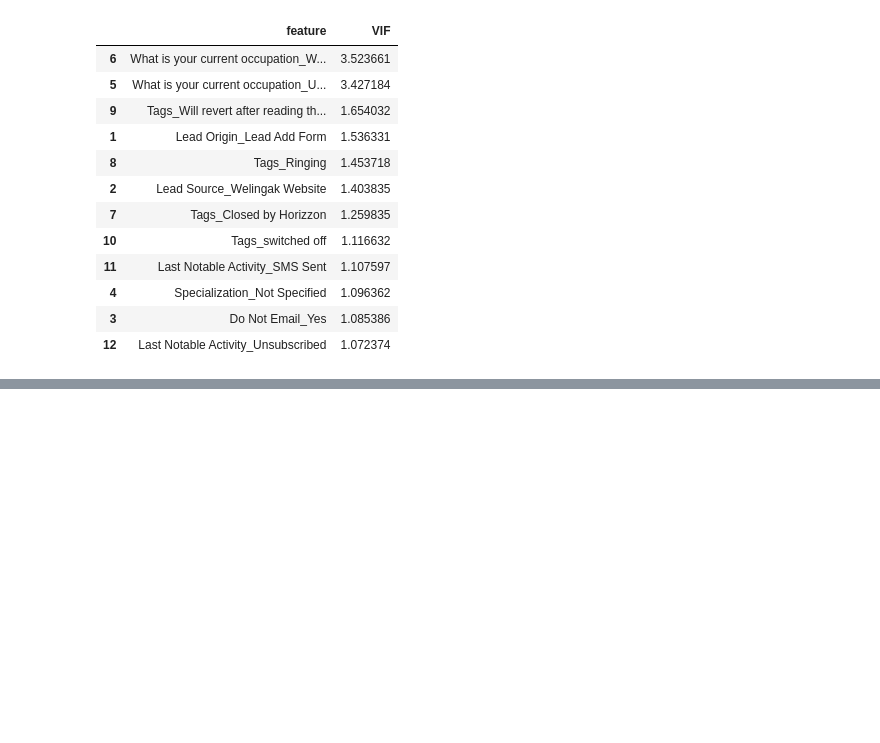
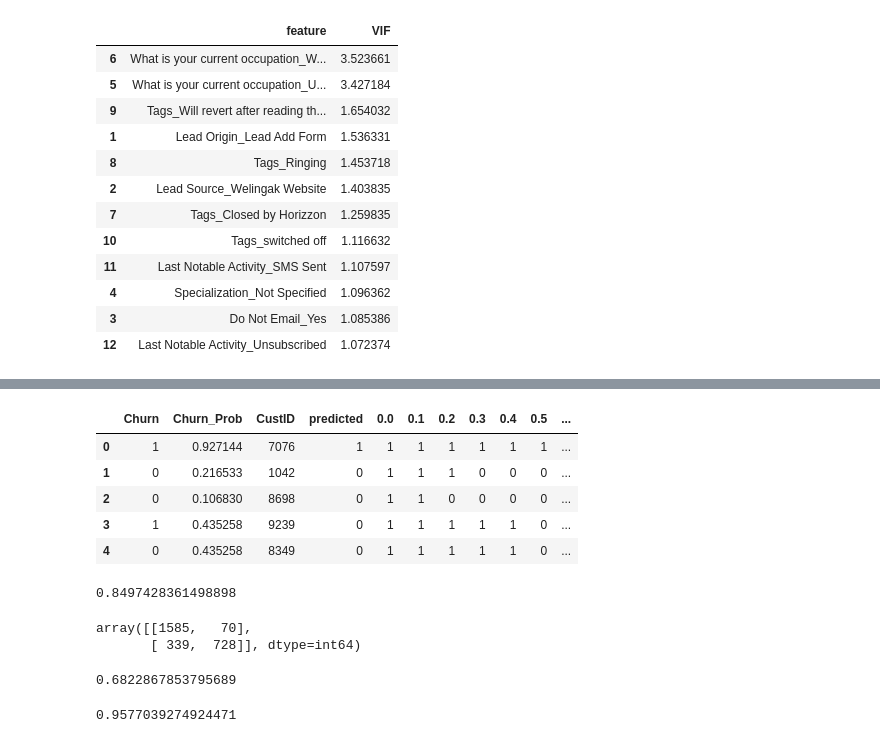
Before and after one commit to pratiksinha35/lead_score, a Jupyter notebook: Model.ipynb, the cells around one changed output, grey strips where cells are left out. Drawn from its saved outputs; the diff is of its cells as text; code cells hidden in the pictures; blank space fills up the shorter version.

```diff
--- a/Model.ipynb
+++ b/Model.ipynb
@@ -834,0 +1004,22 @@ Generalized Linear Model Regression Results
+# %%
+y_train_pred_final['final_predicted'] = y_train_pred_final.Churn_Prob.map( lambda x: 1 if x > 0.45 else 0)
+
+y_train_pred_final.head()
+# %% [output]
+|  | Churn | Churn_Prob | CustID | predicted | 0.0 | 0.1 | 0.2 | 0.3 | 0.4 | 0.5 | ... |
+| 0 | 1 | 0.927144 | 7076 | 1 | 1 | 1 | 1 | 1 | 1 | 1 | ... |
+| 1 | 0 | 0.216533 | 1042 | 0 | 1 | 1 | 1 | 0 | 0 | 0 | ... |
+| 2 | 0 | 0.106830 | 8698 | 0 | 1 | 1 | 0 | 0 | 0 | 0 | ... |
+| 3 | 1 | 0.435258 | 9239 | 0 | 1 | 1 | 1 | 1 | 1 | 0 | ... |
+| 4 | 0 | 0.435258 | 8349 | 0 | 1 | 1 | 1 | 1 | 1 | 0 | ... |
+# %%
+# Let's check the overall accuracy.
+metrics.accuracy_score(y_train_pred_final.Churn, y_train_pred_final.final_predicted)
+# %% [output]
+0.8497428361498898
+# %%
+confusion2 = metrics.confusion_matrix(y_train_pred_final.Churn, y_train_pred_final.final_predicted )
+confusion2
+# %% [output]
+array([[1585,   70],
+       [ 339,  728]], dtype=int64)
@@ -834,0 +1031,10 @@ Generalized Linear Model Regression Results
+# %%
+# Let's see the sensitivity of our logistic regression model
+TP / float(TP+FN)
+# %% [output]
+0.6822867853795689
+# %%
+# Let us calculate specificity
+TN / float(TN+FP)
+# %% [output]
+0.9577039274924471
```
Also changed, not shown: parts of 31 cells of this notebook.
